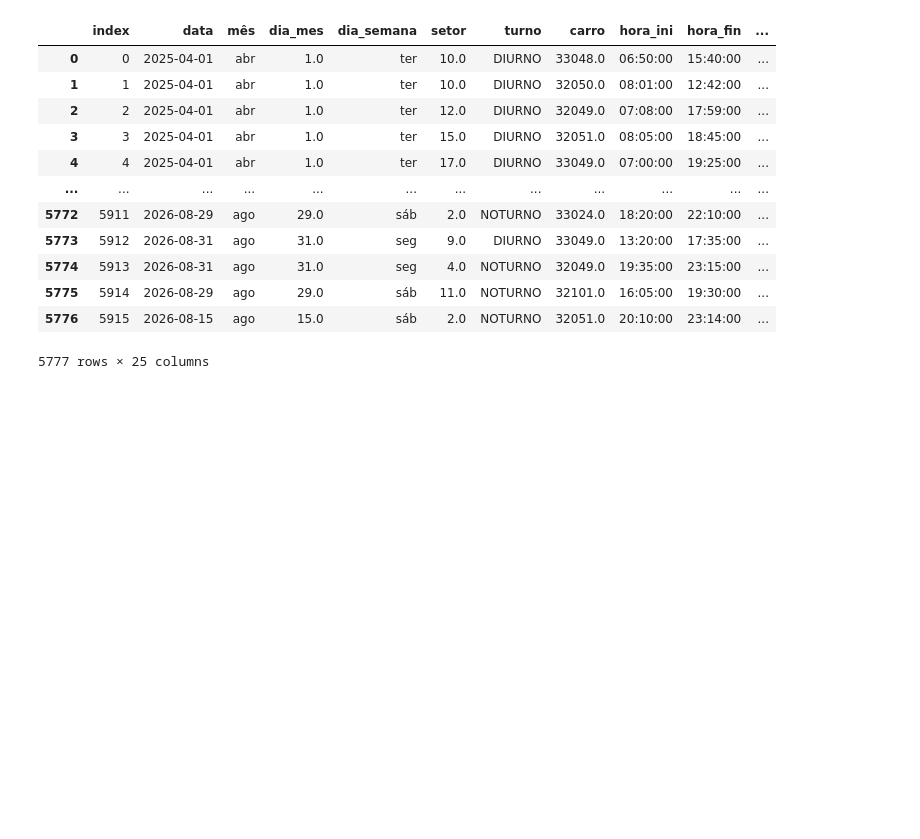
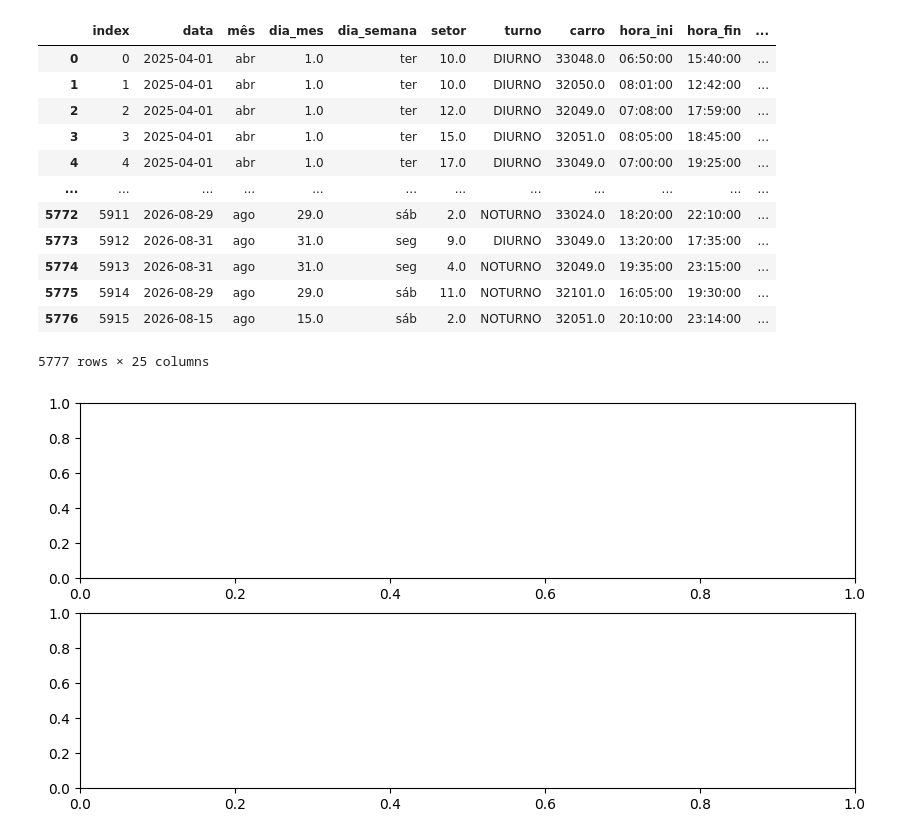
Before and after one commit to Schummy07/monitoramento, a Jupyter notebook: funcs.ipynb, the cells around one changed output. Saved outputs shown, nothing was run; the diff lists cells and outputs as text; code cells hidden in the pictures; blank space fills up the shorter version.

```diff
--- a/funcs.ipynb
+++ b/funcs.ipynb
@@ -348,0 +357,4 @@ dados
+# %%
+axis, figura = plt.subplots(2,1, figsize = (10,5))
+# %% [output]
+[figure, added]
```
Also changed, not shown: parts of 3 cells of this notebook, 1 other file.
